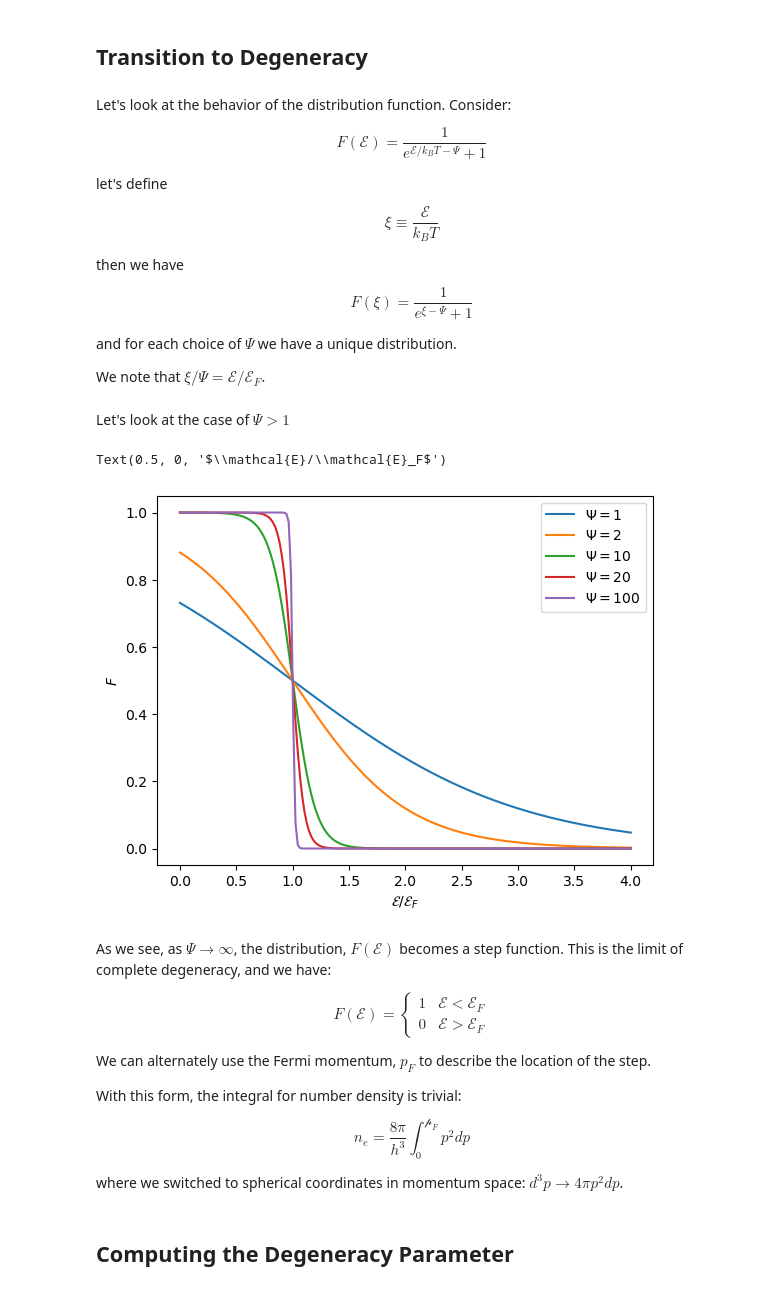
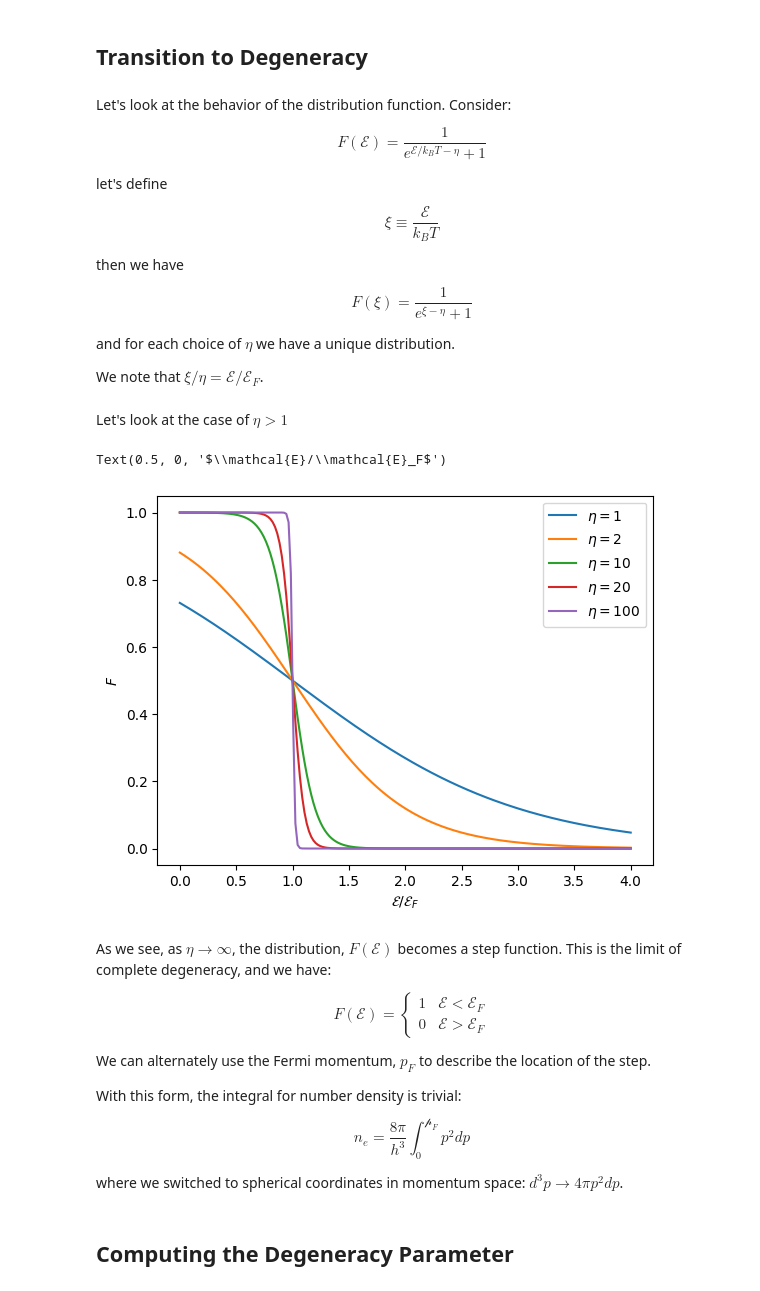
Before and after one commit to zingale/stars, a Jupyter notebook: notebooks/_sources/eos/degeneracy-parameter.ipynb, the cells around one changed output. Drawn from its saved outputs; the diff is of its cells as text; code cells hidden in the pictures.

```diff
--- a/notebooks/_sources/eos/degeneracy-parameter.ipynb
+++ b/notebooks/_sources/eos/degeneracy-parameter.ipynb
@@ -33,7 +33,7 @@ $$\rho e = \int n(p) \mathcal{E}(p) d^3 p$$
 # %% [markdown]
 Let's look at the behavior of the distribution function.  Consider:
 
-$$F(\mathcal{E}) = \frac{1}{e^{\mathcal{E}/k_B T - \Psi} + 1}$$
+$$F(\mathcal{E}) = \frac{1}{e^{\mathcal{E}/k_B T - \eta} + 1}$$
 
 let's define
 
@@ -41,36 +41,36 @@ $$\xi \equiv \frac{\mathcal{E}}{k_B T}$$
 
 then we have
 
-$$F(\xi) = \frac{1}{e^{\xi - \Psi} + 1}$$
+$$F(\xi) = \frac{1}{e^{\xi - \eta} + 1}$$
 
-and for each choice of $\Psi$ we have a unique distribution.
+and for each choice of $\eta$ we have a unique distribution.
 
-We note that $\xi/\Psi = \mathcal{E}/\mathcal{E}_F$.
+We note that $\xi/\eta = \mathcal{E}/\mathcal{E}_F$.
 # %%
 import numpy as np
 import matplotlib.pyplot as plt
 # %%
-def F(xi, psi=100):
-    return 1.0 / (np.exp(xi - psi) + 1)
+def F(xi, eta=100):
+    return 1.0 / (np.exp(xi - eta) + 1)
 # %% [markdown]
-Let's look at the case of $\Psi > 1$
+Let's look at the case of $\eta > 1$
 # %%
 fig, ax = plt.subplots()
 
-# we'll work in terms of r = xi / Psi
+# we'll work in terms of r = xi / eta
 r = np.linspace(0, 4, 200)
 
-for psi in [1, 2, 10, 20, 100]:
-    ax.plot(r, F(psi * r, psi=psi), label=f"$\Psi = {psi}$")
+for eta in [1, 2, 10, 20, 100]:
+    ax.plot(r, F(eta * r, eta=eta), label=fr"$\eta = {eta}$")
 
 ax.legend()
 ax.set_ylabel("$F$")
 ax.set_xlabel(r"$\mathcal{E}/\mathcal{E}_F$")
 # %% [output]
 Text(0.5, 0, '$\\mathcal{E}/\\mathcal{E}_F$')
-[figure, old version]
+[figure, new version]
 # %% [markdown]
-As we see, as $\Psi \rightarrow \infty$, the distribution, $F(\mathcal{E})$ becomes a step function.  This is the limit of complete degeneracy, and we have:
+As we see, as $\eta \rightarrow \infty$, the distribution, $F(\mathcal{E})$ becomes a step function.  This is the limit of complete degeneracy, and we have:
 
 $$F(\mathcal{E}) = \left \{ \begin{array}{cc} 1 & \mathcal{E} < \mathcal{E}_F \\
                                               0 & \mathcal{E} > \mathcal{E}_F \end{array} \right .$$
```
Also changed, not shown: parts of 20 cells of this notebook, 21 other files.
